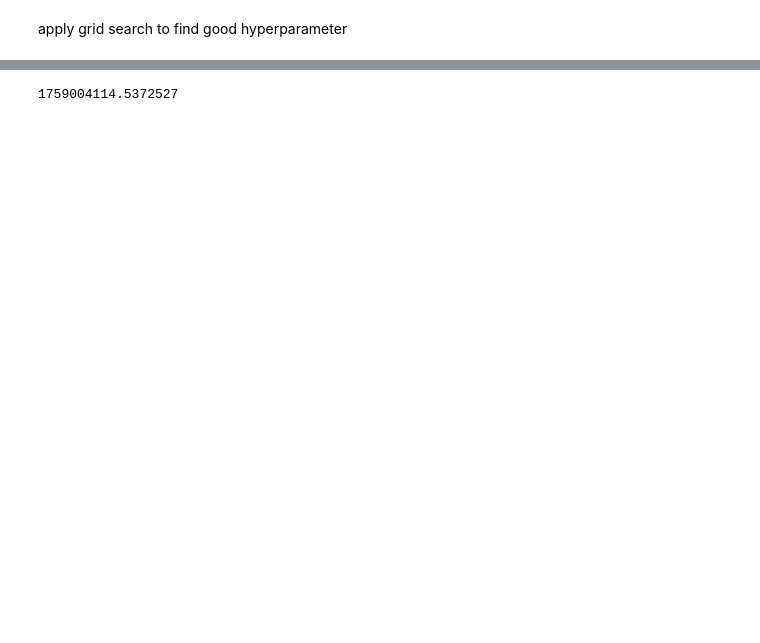
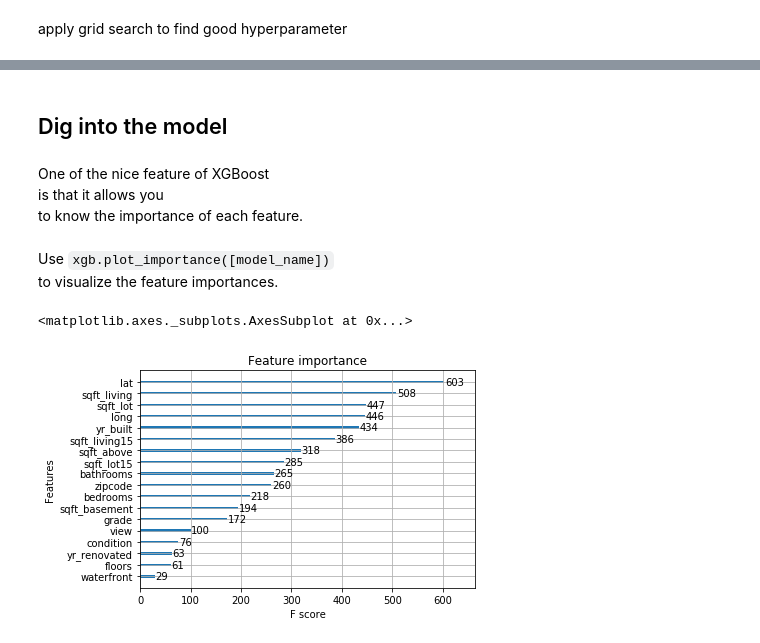
Before and after one commit to jephianlin/ModularPython, a Jupyter notebook: Introduction-to-XGBRegressor.ipynb, the cells around one changed output, grey strips where cells are left out. Cells and saved outputs as stored; diff of their text form; code cells hidden in the pictures; blank space fills up the shorter version.

```diff
--- a/Introduction-to-XGBRegressor.ipynb
+++ b/Introduction-to-XGBRegressor.ipynb
@@ -35,0 +107,2 @@ Sqft_lot15: The square footage of the land lots of the nearest 15 neighbors
+# %%
+X_train, X_test, y_train, y_test = train_test_split(X, y)
@@ -100,0 +122,4 @@ y_model1 = model1.predict(X)
+# %%
+model1 = xgb.XGBRegressor()
+model1.fit(X_train, y_train)
+y_model1 = model1.predict(X_test)
@@ -112,6 +141,7 @@ max_depth: Maximum depth of a tree. Increasing this value will make the model mo
 # %%
-model2 = xgb.XGBRegressor(colsample_bytree = 0.1, learning_rate = 0.3, max_depth = 10)
-model2.fit(X, y)
-y_model2 = model2.predict(X)
-mean_squared_error(y, y_model2)
+model2 = xgb.XGBRegressor(colsample_bytree=0.6, learning_rate=0.3, max_depth=5)
+model2.fit(X_train, y_train)
+y_model2 = model2.predict(X_test)
+
+mean_squared_error(y_test, y_model2) / y_test.shape[0]
 # %% [output]
@@ -190,8 +200,16 @@ print(grid.best_params_)
-# %%
-model3 = xgb.XGBRegressor(colsample_bytree = 0.5, learning_rate = 0.1,
-                max_depth = 10)
-model3.fit(X, y)
-y_model3 = model3.predict(X)
-mean_squared_error(y, y_model3)
-# %% [output]
-1759004114.5372527
+# %% [markdown]
+## Dig into the model
+# %% [markdown]
+One of the nice feature of XGBoost
+is that it allows you
+to know the importance of each feature.
+# %% [markdown]
+Use `xgb.plot_importance([model_name])`
+to visualize the feature importances.
+# %%
+model = xgb.XGBRegressor()
+model.fit(X_train, y_train)
+xgb.plot_importance(model)
+# %% [output]
+<matplotlib.axes._subplots.AxesSubplot at 0x...>
+[figure, added]
```
Also changed, not shown: parts of 57 cells of this notebook, 3 other files.
